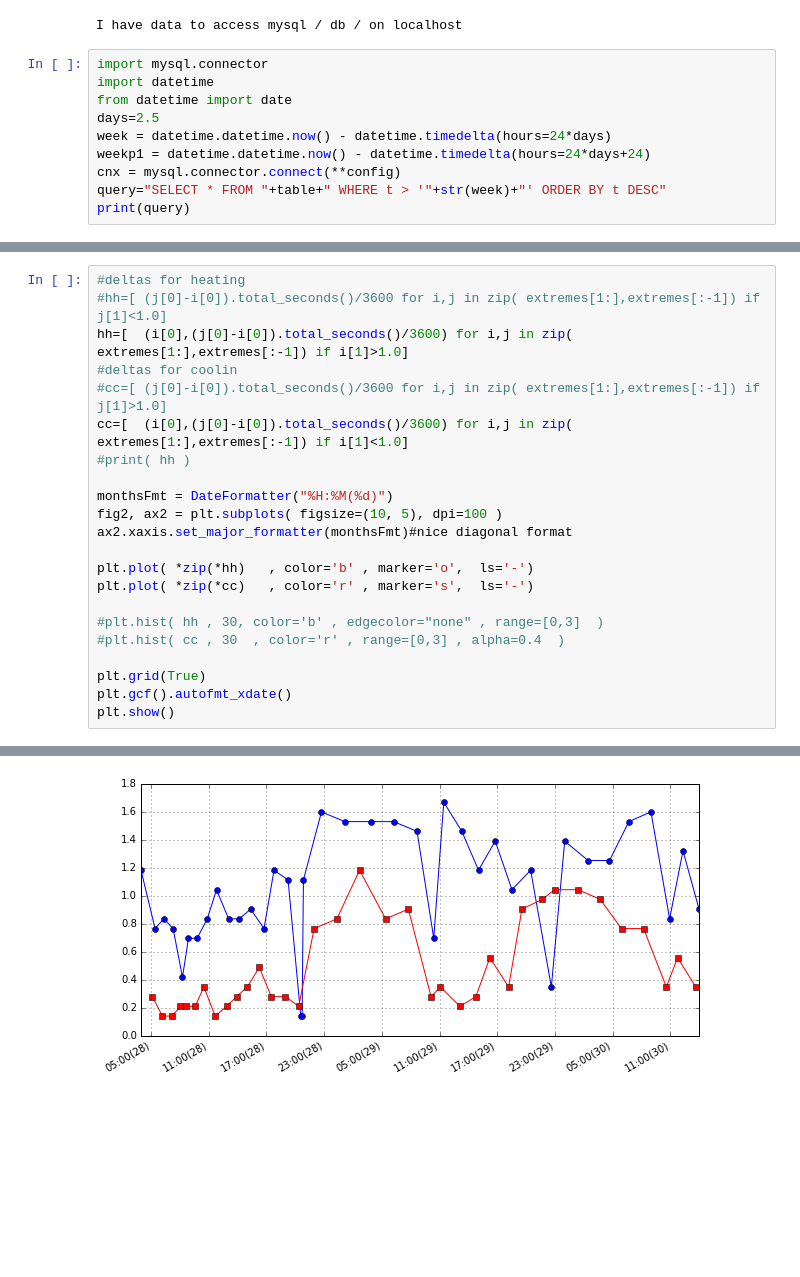
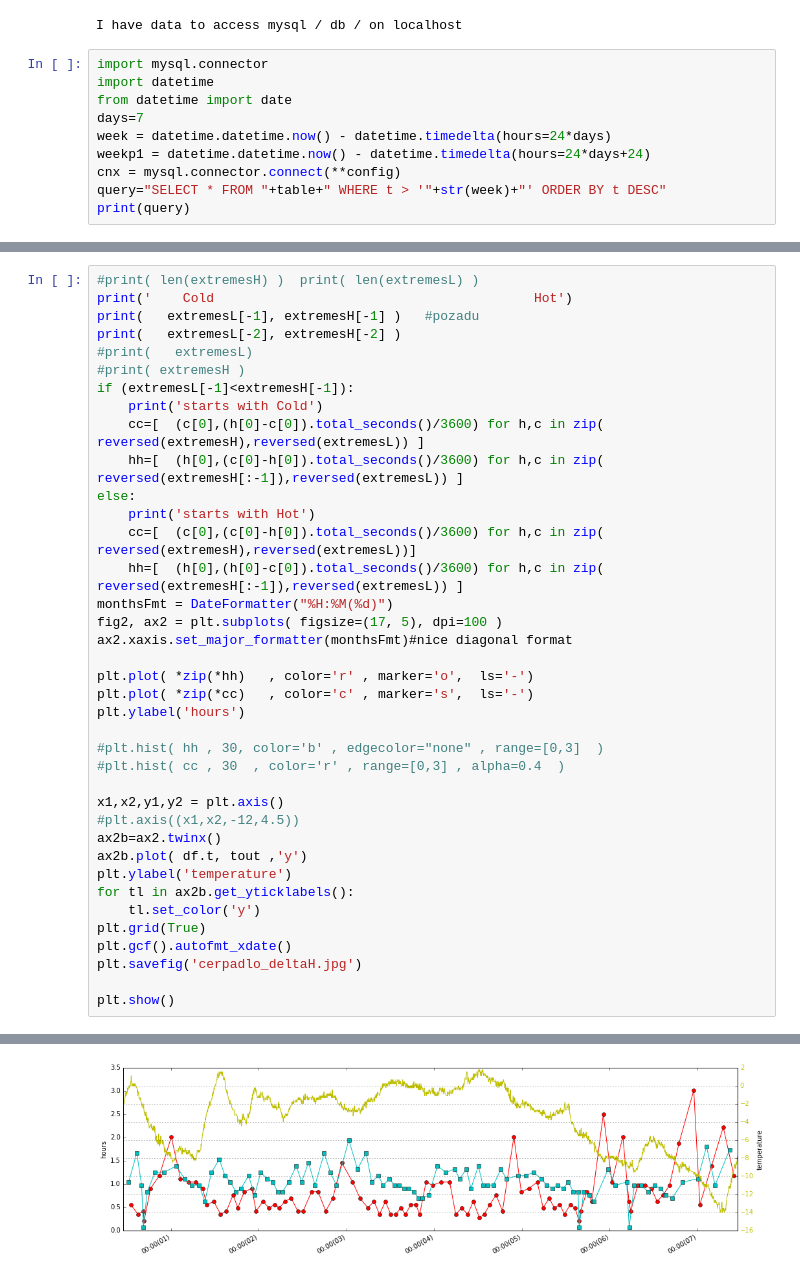
Before and after one commit to jarogames/InstructJupyter, a Jupyter notebook: MySQL/AnalyzeHeatPump.ipynb, the cells around one changed output, grey strips where cells are left out. Drawn from its saved outputs; the diff is of its cells as text; blank space fills up the shorter version.

```diff
--- a/MySQL/AnalyzeHeatPump.ipynb
+++ b/MySQL/AnalyzeHeatPump.ipynb
@@ -17,7 +17,7 @@ I have data to access mysql / db / on localhost
 import mysql.connector
 import datetime
 from datetime import date
-days=2.5
+days=7
 week = datetime.datetime.now() - datetime.timedelta(hours=24*days)
 weekp1 = datetime.datetime.now() - datetime.timedelta(hours=24*days+24)
 cnx = mysql.connector.connect(**config)
@@ -86,23 +127,39 @@ plt.show()
 # %%
-#deltas for heating
-#hh=[ (j[0]-i[0]).total_seconds()/3600 for i,j in zip( extremes[1:],extremes[:-1]) if j[1]<1.0]
-hh=[  (i[0],(j[0]-i[0]).total_seconds()/3600) for i,j in zip( extremes[1:],extremes[:-1]) if i[1]>1.0]
-#deltas for coolin
-#cc=[ (j[0]-i[0]).total_seconds()/3600 for i,j in zip( extremes[1:],extremes[:-1]) if j[1]>1.0]
-cc=[  (i[0],(j[0]-i[0]).total_seconds()/3600) for i,j in zip( extremes[1:],extremes[:-1]) if i[1]<1.0]
-#print( hh )
-
+#print( len(extremesH) )  print( len(extremesL) )
+print('    Cold                                         Hot')
+print(   extremesL[-1], extremesH[-1] )   #pozadu
+print(   extremesL[-2], extremesH[-2] )
+#print(   extremesL)
+#print( extremesH )
+if (extremesL[-1]<extremesH[-1]):
+    print('starts with Cold')
+    cc=[  (c[0],(h[0]-c[0]).total_seconds()/3600) for h,c in zip( reversed(extremesH),reversed(extremesL)) ]
+    hh=[  (h[0],(c[0]-h[0]).total_seconds()/3600) for h,c in zip( reversed(extremesH[:-1]),reversed(extremesL)) ]
+else:
+    print('starts with Hot')
+    cc=[  (c[0],(c[0]-h[0]).total_seconds()/3600) for h,c in zip( reversed(extremesH),reversed(extremesL))]
+    hh=[  (h[0],(h[0]-c[0]).total_seconds()/3600) for h,c in zip( reversed(extremesH[:-1]),reversed(extremesL)) ]
 monthsFmt = DateFormatter("%H:%M(%d)")
-fig2, ax2 = plt.subplots( figsize=(10, 5), dpi=100 )
+fig2, ax2 = plt.subplots( figsize=(17, 5), dpi=100 )
 ax2.xaxis.set_major_formatter(monthsFmt)#nice diagonal format
 
-plt.plot( *zip(*hh)   , color='b' , marker='o',  ls='-')
-plt.plot( *zip(*cc)   , color='r' , marker='s',  ls='-')
+plt.plot( *zip(*hh)   , color='r' , marker='o',  ls='-')
+plt.plot( *zip(*cc)   , color='c' , marker='s',  ls='-')
+plt.ylabel('hours')
 
 #plt.hist( hh , 30, color='b' , edgecolor="none" , range=[0,3]  )
 #plt.hist( cc , 30  , color='r' , range=[0,3] , alpha=0.4  )
 
+x1,x2,y1,y2 = plt.axis()
+#plt.axis((x1,x2,-12,4.5))
+ax2b=ax2.twinx()
+ax2b.plot( df.t, tout ,'y')
+plt.ylabel('temperature')
+for tl in ax2b.get_yticklabels():
+    tl.set_color('y')
 plt.grid(True)
 plt.gcf().autofmt_xdate()
+plt.savefig('cerpadlo_deltaH.jpg')
+
 plt.show()
 # %% [output]
@@ -109 +170 @@ plt.show()
-[figure, old version]
+[figure, new version]
```
Also changed, not shown: parts of 5 cells of this notebook, 2 other files.
